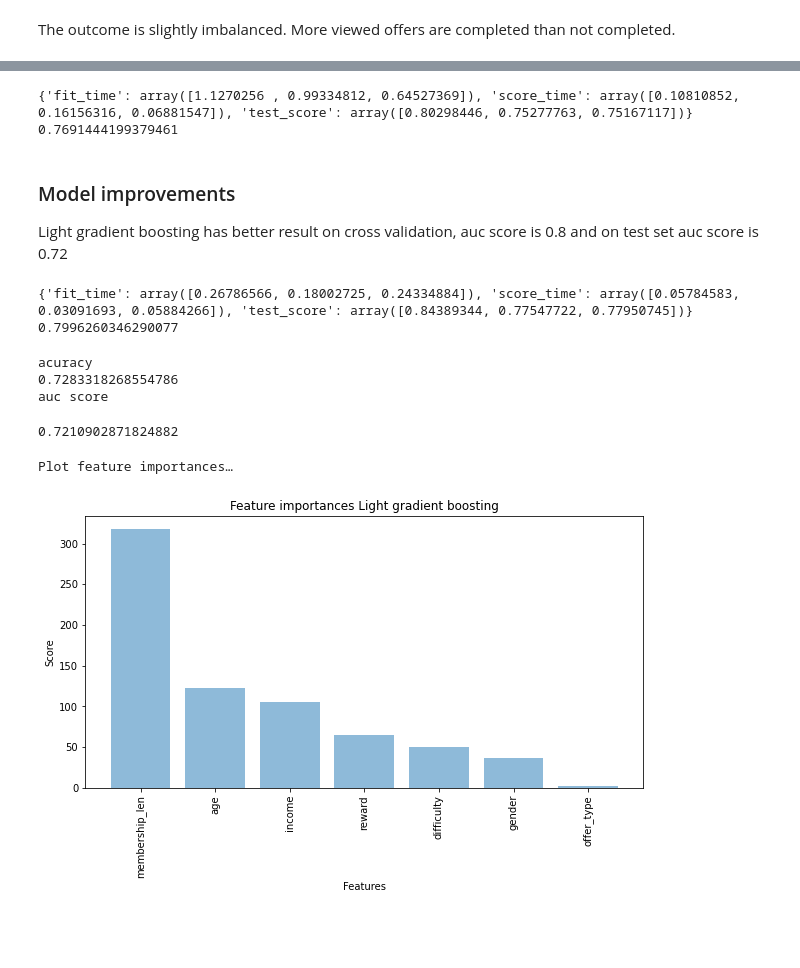
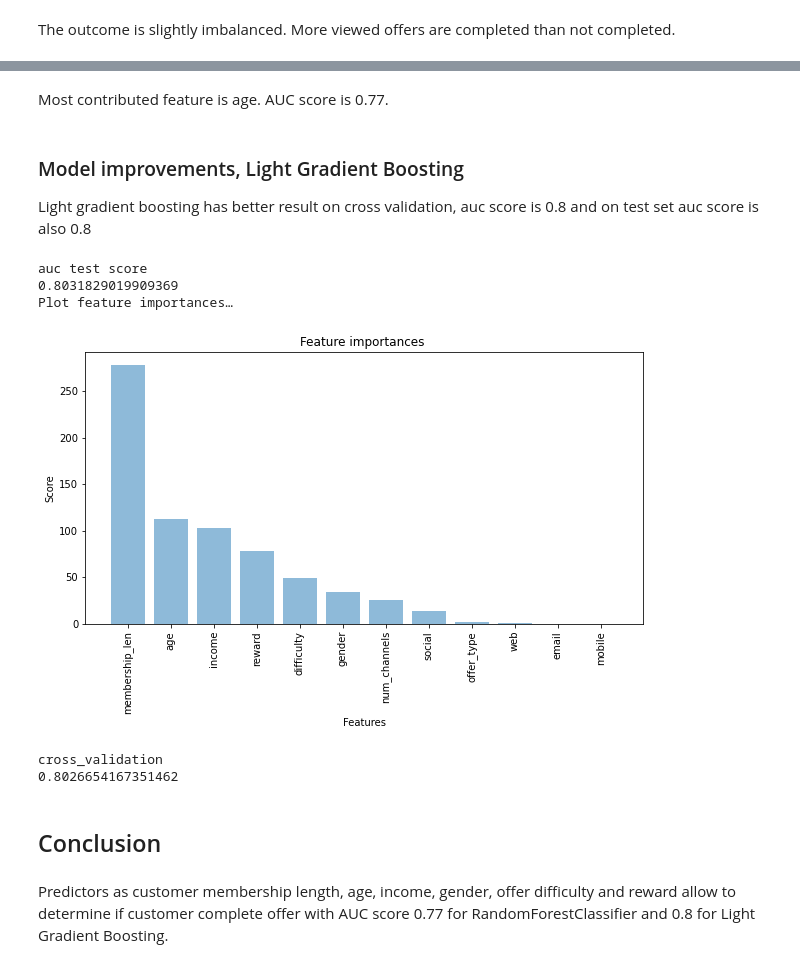
Before and after one commit to kuzn137/StarbucksCapstoneProject, a Jupyter notebook: Starbucks_Capstone_notebook.ipynb, the cells around one changed output, grey strips where cells are left out. Saved outputs shown, nothing was run; the diff lists cells and outputs as text; code cells hidden in the pictures; blank space fills up the shorter version.

```diff
--- a/Starbucks_Capstone_notebook.ipynb
+++ b/Starbucks_Capstone_notebook.ipynb
@@ -87,7 +87,28 @@ profile = pd.read_json('profile.json', orient='records', lines=True)
 transcript = pd.read_json('transcript.json', orient='records', lines=True)
 # %%
 #functions
-def plot_features(X, model, name):
+
+def modeling(model, X, Y):
+    '''
+    return and plot test and mean cross validation scores and plot features importance
+    input: model, predictors dataframe, outcome
+    output: test and mean cross validation scores and plot features importance
+    '''
+    X_train, X_test, y_train, y_test = train_test_split(X, Y)
+    model.fit(X_train, y_train)
+    y_pred=model.predict_proba(X_test)[:,1]
+    score_test = roc_auc_score(y_test, y_pred)
+    print("auc test score")
+    print(score_test)
+    plot_features(X, model)
+
+    score_validation = cross_validate(model, X_train, y_train, cv=3, scoring='roc_auc')
+    print("cross_validation")
+    print(np.mean(score_validation["test_score"]))
+    return score_test, score_validation
+
+
+def plot_features(X, model):
     '''
     plot random forest features importance
     input: dataframe X and regression model
@@ -107,5 +128,5 @@ def plot_features(X, model, name):
     plt.xticks(y_pos, features, rotation='vertical')
     plt.ylabel('Score')
     plt.xlabel('Features')
-    plt.title('Feature importances ' + name)
+    plt.title('Feature importances ')
     plt.show()
@@ -389,39 +424,21 @@ Most contributed feature is became_member_on (it is interesting that it contribu
-# %%
-score = cross_validate(RandomForestClassifier(class_weight='balanced', max_depth=3), X, Y, cv=3, scoring='roc_auc')
-print(score)
-print(np.mean(score["test_score"]))
-# %% [output]
-{'fit_time': array([1.1270256 , 0.99334812, 0.64527369]), 'score_time': array([0.10810852, 0.16156316, 0.06881547]), 'test_score': array([0.80298446, 0.75277763, 0.75167117])}
-0.7691444199379461
+# %% [markdown]
+Most contributed feature is age. AUC score is 0.77.
 # %% [markdown]
-### Model improvements
+### Model improvements, Light Gradient Boosting
 
-Light gradient boosting has better result on cross validation, auc score is 0.8 and on test set auc score is 0.72
+Light gradient boosting has better result on cross validation, auc score is 0.8 and on test set auc score is also 0.8
 # %%
 model = lgb.LGBMClassifier(boosting_type ='gbdt', learning_rate = 0.1, num_leaves=31, max_depth = 3)
-# %%
-score = cross_validate(model, X, Y, cv=3, scoring='roc_auc')
-print(score)
-print(np.mean(score["test_score"]))
-# %% [output]
-{'fit_time': array([0.26786566, 0.18002725, 0.24334884]), 'score_time': array([0.05784583, 0.03091693, 0.05884266]), 'test_score': array([0.84389344, 0.77547722, 0.77950745])}
-0.7996260346290077
-# %%
-model.fit(X_train, y_train)
-y_pred=model.predict(X_test)
-score=accuracy_score(y_test, y_pred)
-print("acuracy")
-print(score)
-score = roc_auc_score(y_test, y_pred)
-print("auc score")
-score
-# %% [output]
-acuracy
-0.7283318268554786
-auc score
-0.7210902871824882
-# %%
-plot_features(X, model, "Light gradient boosting")
-# %% [output]
-Plot feature importances…
-[figure, removed]
+# %%
+score_test, score_validation=modeling(model, X, Y)
+# %% [output]
+auc test score
+0.8031829019909369
+Plot feature importances…
+[figure, added]
+cross_validation
+0.8026654167351462
+# %% [markdown]
+## Conclusion
+# %% [markdown]
+Predictors as customer membership length, age, income, gender, offer difficulty and reward allow to determine if customer complete offer with AUC score 0.77 for RandomForestClassifier and 0.8 for Light Gradient Boosting.
```
Also changed, not shown: parts of 28 cells of this notebook, 4 other files.
